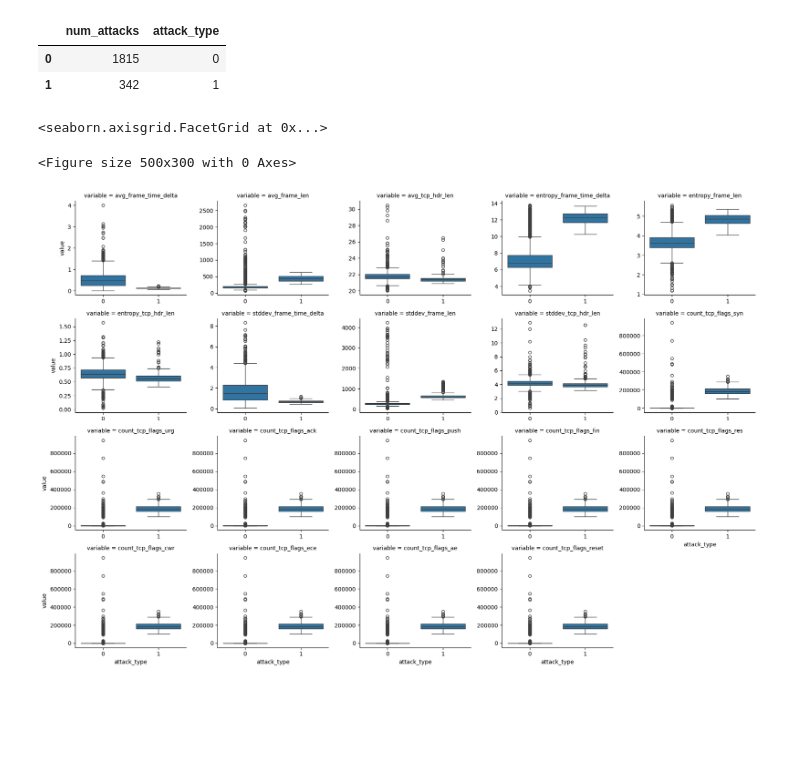
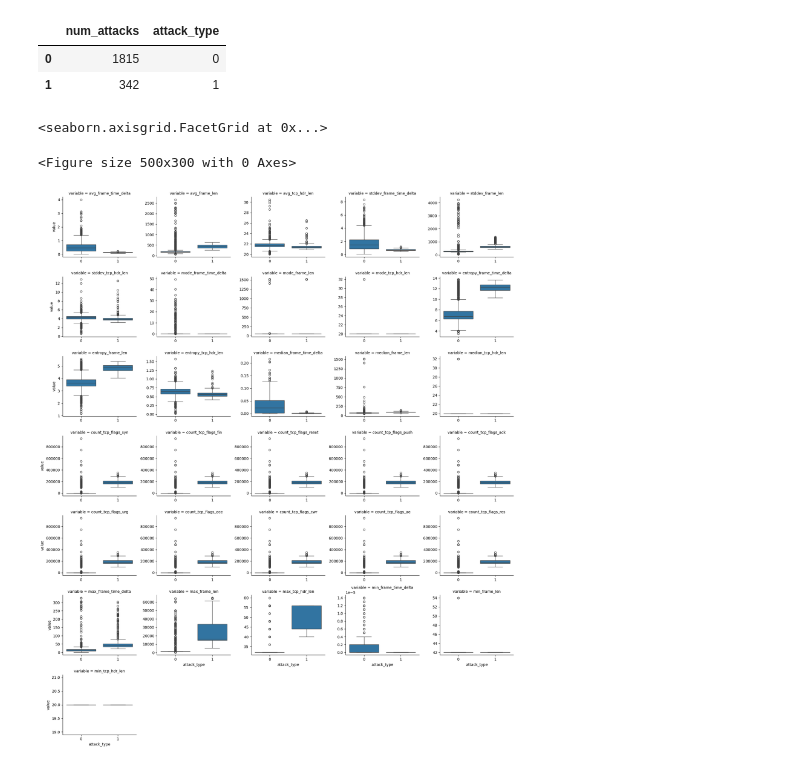
Before and after one commit to nlaha/cpts475_ML_intrusion_detection, a Jupyter notebook: analysis.ipynb, the cells around one changed output. Drawn from its saved outputs; the diff is of its cells as text; code cells hidden in the pictures; blank space fills up the shorter version.

```diff
--- a/analysis.ipynb
+++ b/analysis.ipynb
@@ -58,41 +62,58 @@ plt.figure(figsize=(5, 3))
 bots_data_melt = bots_data.melt(id_vars=['date_minutes', 'attack_type'], value_vars=[
     'avg_frame_time_delta',
     'avg_frame_len',
     'avg_tcp_hdr_len',
-    'entropy_frame_time_delta',
-    'entropy_frame_len',
-    'entropy_tcp_hdr_len',
 
     'stddev_frame_time_delta',
     'stddev_frame_len',
     'stddev_tcp_hdr_len',
 
+    'mode_frame_time_delta',
+    'mode_frame_len',
+    'mode_tcp_hdr_len',
+
+    'entropy_frame_time_delta',
+    'entropy_frame_len',
+    'entropy_tcp_hdr_len',
+
+    'median_frame_time_delta',
+    'median_frame_len',
+    'median_tcp_hdr_len',
+
     'count_tcp_flags_syn',
+    'count_tcp_flags_fin',
+    'count_tcp_flags_reset',
+    'count_tcp_flags_push',
+    'count_tcp_flags_ack',
     'count_tcp_flags_urg',
-    'count_tcp_flags_ack',
-    'count_tcp_flags_push',
-    'count_tcp_flags_fin',
+    'count_tcp_flags_ece',
+    'count_tcp_flags_cwr',
+    'count_tcp_flags_ae',
     'count_tcp_flags_res',
-    'count_tcp_flags_cwr',
-    'count_tcp_flags_ece',
-    'count_tcp_flags_ae',
-    'count_tcp_flags_reset'
+
+    'max_frame_time_delta',
+    'max_frame_len',
+    'max_tcp_hdr_len',
+
+    'min_frame_time_delta',
+    'min_frame_len',
+    'min_tcp_hdr_len',
 ])
 
 sns.catplot(
     data=bots_data_melt,
     x='attack_type',
     y='value',
     kind='box',
     col='variable',
     col_wrap=5,
     sharey=False,
     sharex=False,
     height=3,
     aspect=1.2,
     margin_titles=True,
 )
 # %% [output]
 <seaborn.axisgrid.FacetGrid at 0x...>
 <Figure size 500x300 with 0 Axes>
-[figure, old version]
+[figure, new version]
```
Also changed, not shown: parts of 2 cells of this notebook, 1 other file.
